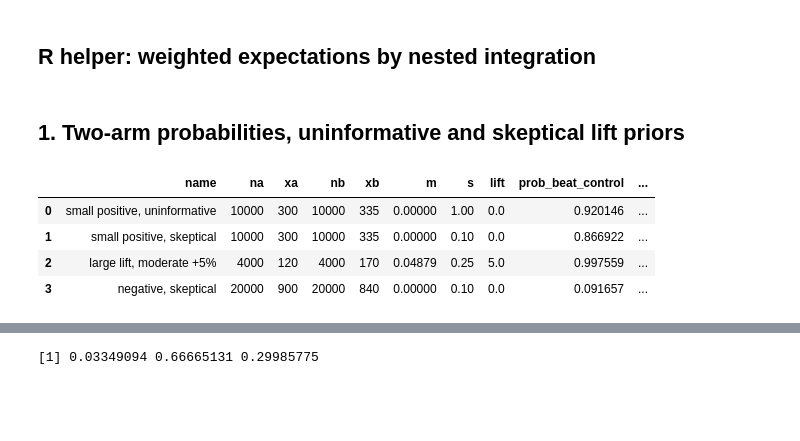
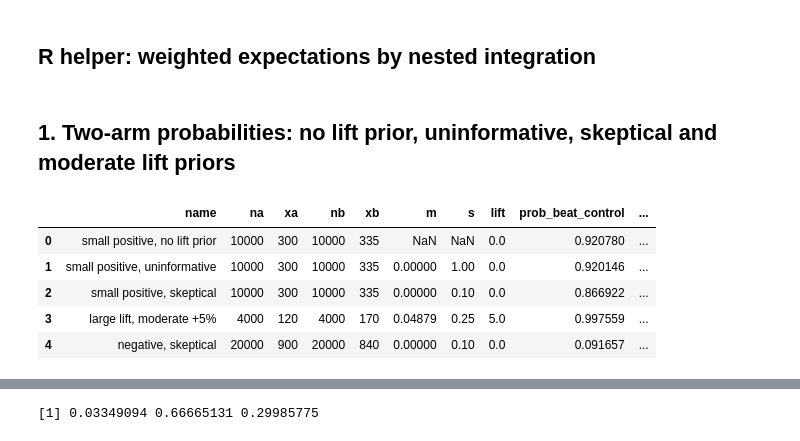
Before and after one commit to BasLinders/first-order-engine, a Jupyter notebook: r_validation/03_bayesian_beta_binomial.ipynb, the cells around one changed output, grey strips where cells are left out. Drawn from its saved outputs; the diff is of its cells as text; code cells hidden in the pictures; blank space fills up the shorter version.

```diff
--- a/r_validation/03_bayesian_beta_binomial.ipynb
+++ b/r_validation/03_bayesian_beta_binomial.ipynb
@@ -62,34 +69,38 @@ pair_summary <- function(xa, na, xb, nb, m, s) {
   )
 }
 # %% [markdown]
-## 1. Two-arm probabilities, uninformative and skeptical lift priors
+## 1. Two-arm probabilities: no lift prior, uninformative, skeptical and moderate lift priors
 # %%
 cases = [
     # name, control n, control x, challenger n, challenger x, expected lift %, skepticism
+    # (skepticism None = lift_prior=None, i.e. no lift prior)
+    ("small positive, no lift prior", 10_000, 300, 10_000, 335,  0.0, None),
     ("small positive, uninformative", 10_000, 300, 10_000, 335,  0.0, "uninformative"),
     ("small positive, skeptical",     10_000, 300, 10_000, 335,  0.0, "skeptical"),
     ("large lift, moderate +5%",       4_000, 120,  4_000, 170,  5.0, "moderate"),
     ("negative, skeptical",           20_000, 900, 20_000, 840,  0.0, "skeptical"),
 ]
 rows = []
 for name, na, xa, nb, xb, lift, skep in cases:
-    prior = get_lift_prior(lift, skep)
+    prior = None if skep is None else get_lift_prior(lift, skep)
     r = BayesianEngine(seed=1).run_probability_analysis(
         ExperimentInput(visitors=[na, nb], conversions=[xa, xb]),
         lift_prior=prior, n_samples=N_SAMPLES,
     )[0]
     rows.append(dict(name=name, na=na, xa=xa, nb=nb, xb=xb,
-                     m=prior.mean_log_lift, s=prior.std_log_lift, lift=lift,
+                     m=prior.mean_log_lift if prior else np.nan,
+                     s=prior.std_log_lift if prior else np.nan, lift=lift,
                      prob_beat_control=r.prob_beat_control,
                      expected_uplift=r.expected_uplift, expected_loss=r.expected_loss))
 py = pd.DataFrame(rows)
 py
 # %% [output]
 |  | name | na | xa | nb | xb | m | s | lift | prob_beat_control | ... |
-| 0 | small positive, uninformative | 10000 | 300 | 10000 | 335 | 0.00000 | 1.00 | 0.0 | 0.920146 | ... |
-| 1 | small positive, skeptical | 10000 | 300 | 10000 | 335 | 0.00000 | 0.10 | 0.0 | 0.866922 | ... |
-| 2 | large lift, moderate +5% | 4000 | 120 | 4000 | 170 | 0.04879 | 0.25 | 5.0 | 0.997559 | ... |
-| 3 | negative, skeptical | 20000 | 900 | 20000 | 840 | 0.00000 | 0.10 | 0.0 | 0.091657 | ... |
+| 0 | small positive, no lift prior | 10000 | 300 | 10000 | 335 | NaN | NaN | 0.0 | 0.920780 | ... |
+| 1 | small positive, uninformative | 10000 | 300 | 10000 | 335 | 0.00000 | 1.00 | 0.0 | 0.920146 | ... |
+| 2 | small positive, skeptical | 10000 | 300 | 10000 | 335 | 0.00000 | 0.10 | 0.0 | 0.866922 | ... |
+| 3 | large lift, moderate +5% | 4000 | 120 | 4000 | 170 | 0.04879 | 0.25 | 5.0 | 0.997559 | ... |
+| 4 | negative, skeptical | 20000 | 900 | 20000 | 840 | 0.00000 | 0.10 | 0.0 | 0.091657 | ... |
 # %%
 %%R -i py -o r_out
 r_out <- do.call(rbind, lapply(seq_len(nrow(py)), function(i) {
```
Also changed, not shown: parts of 13 cells of this notebook.
